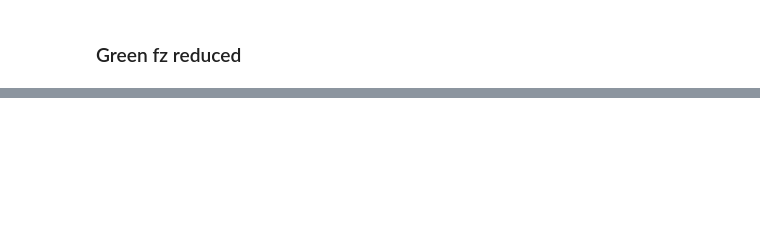
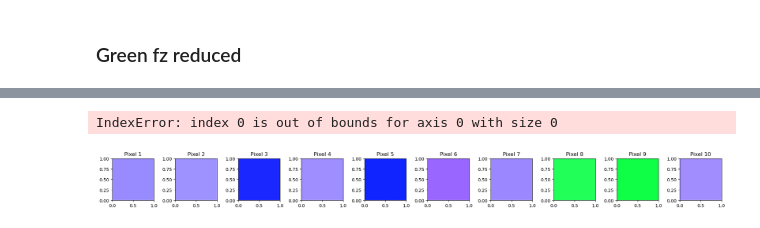
Before and after one commit to UCSB-VRL/QRBSA-updated, a Jupyter notebook: vis_quat_orix.ipynb, the cells around one changed output, grey strips where cells are left out. Cells and saved outputs as stored; diff of their text form; code cells hidden in the pictures; blank space fills up the shorter version.

```diff
--- a/vis_quat_orix.ipynb
+++ b/vis_quat_orix.ipynb
@@ -483,0 +602,4 @@ plt.show()
+# %%
+# load original median indices
+median_indices_path = "/home/umang/a100_mount/Materials/QRBSA-data-augmentation/Quaternion_experiments/transposeConv_multipass_outerprod_kernel_3,4_extra_conv/sr_save/sr_median_indices_qrbsa_1d_model_best_minimum_angle_transformation.npy"
+median_indices = np.load(median_indices_path)
@@ -483,0 +618,9 @@ plt.show()
+# %%
+# pool median quaternions from data using median indices
+# median indices shape (1, 301, 390, 4), data shape  (100, 301, 390, 4)
+
+notfz_pooled_data = np.zeros((1, median_indices.shape[1], median_indices.shape[2], not_fz_data.shape[-1]))
+for i in range(median_indices.shape[1]):
+    for j in range(median_indices.shape[2]):
+        notfz_pooled_data[0, i, j, :] = not_fz_data[median_indices[0,i,j,0], i,j,:]
+notfz_pooled_data.shape
@@ -483,0 +726,20 @@ plt.show()
+# %%
+rgbs_Sampled[0, 0:10, :]  # Display the first 10 pixels of the sampled RGB image
+# %% [output]
+IndexError: index 0 is out of bounds for axis 0 with size 0
+# %%
+# display first 10 pixels of rgbs_Sampled
+import matplotlib.pyplot as plt
+import matplotlib.patches as mpatches
+fig, axes = plt.subplots(1, 10, figsize=(20, 2))
+for i in range(10):
+    rgb = rgbs_Sampled[0, i, :]
+    axes[i].add_patch(mpatches.Rectangle((0, 0), 1, 1, color=rgb))
+    axes[i].set_xlim(0, 1)
+    axes[i].set_ylim(0, 1)
+    axes[i].set_title(f'Pixel {i+1}')
+    axes[i].set_aspect('equal')
+plt.tight_layout()
+plt.show()
+# %% [output]
+[figure, added]
```
Also changed, not shown: parts of 17 cells of this notebook, 2 other files.
